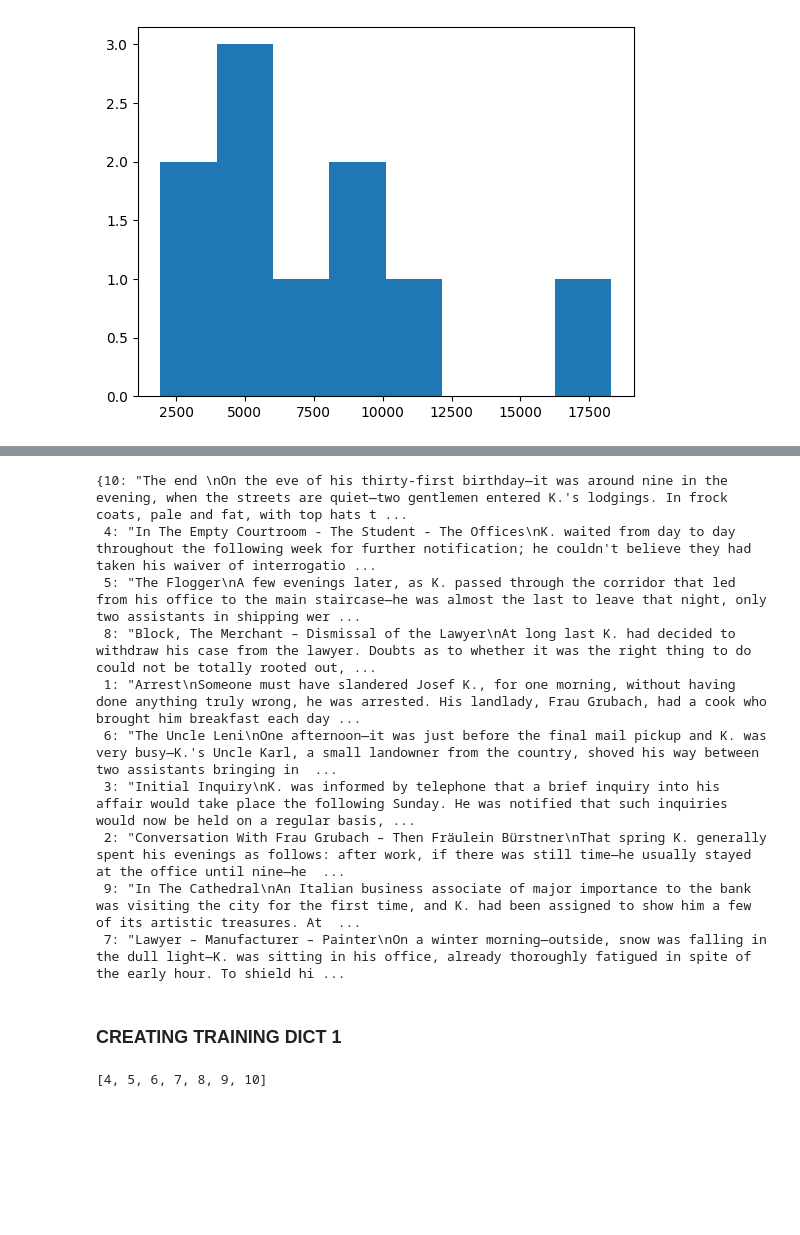
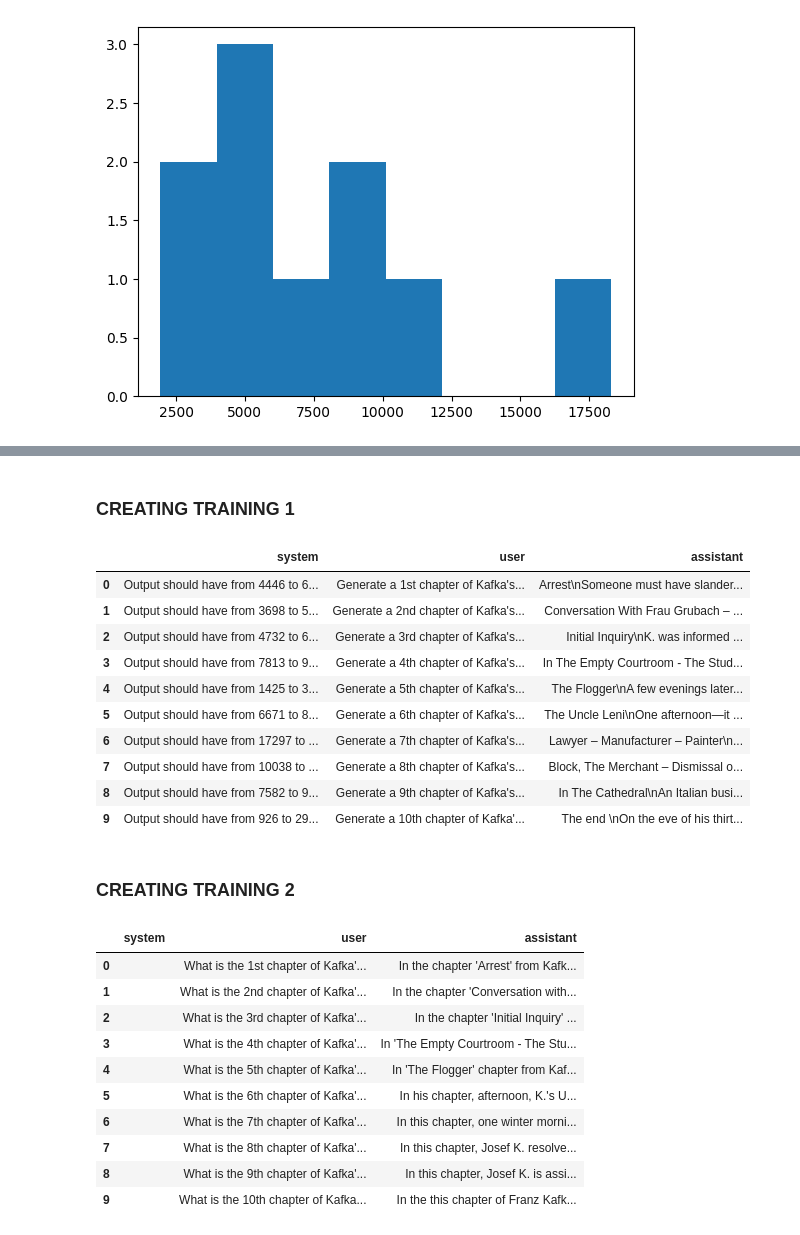
Before and after one commit to wrmorawski/kafkAI, a Jupyter notebook: create_training_set.ipynb, the cells around one changed output, grey strips where cells are left out. Drawn from its saved outputs; the diff is of its cells as text; code cells hidden in the pictures; blank space fills up the shorter version.

```diff
--- a/create_training_set.ipynb
+++ b/create_training_set.ipynb
@@ -108,33 +113,42 @@ chapter_numerals = ['1st', '2nd', '3rd'] + [str(x)+'th' for x in range(4, 11)]
-# %%
-
-
-def get_file_chapter_number(filename):
-    return int(filename.split('_')[2].split('.')[0])
-
-#transform chapters dict to have numbers as keys
-transformed_chapter_dict = {get_file_chapter_number(key): value for key, value in chapters.items()}
-transformed_chapter_dict
-# %% [output]
-{10: "The end \nOn the eve of his thirty-first birthday—it was around nine in the evening, when the streets are quiet—two gentlemen entered K.'s lodgings. In frock coats, pale and fat, with top hats t ...
- 4: "In The Empty Courtroom - The Student - The Offices\nK. waited from day to day throughout the following week for further notification; he couldn't believe they had taken his waiver of interrogatio ...
- 5: "The Flogger\nA few evenings later, as K. passed through the corridor that led from his office to the main staircase—he was almost the last to leave that night, only two assistants in shipping wer ...
- 8: "Block, The Merchant – Dismissal of the Lawyer\nAt long last K. had decided to withdraw his case from the lawyer. Doubts as to whether it was the right thing to do could not be totally rooted out, ...
- 1: "Arrest\nSomeone must have slandered Josef K., for one morning, without having done anything truly wrong, he was arrested. His landlady, Frau Grubach, had a cook who brought him breakfast each day ...
- 6: "The Uncle Leni\nOne afternoon—it was just before the final mail pickup and K. was very busy—K.'s Uncle Karl, a small landowner from the country, shoved his way between two assistants bringing in  ...
- 3: "Initial Inquiry\nK. was informed by telephone that a brief inquiry into his affair would take place the following Sunday. He was notified that such inquiries would now be held on a regular basis, ...
- 2: "Conversation With Frau Grubach – Then Fräulein Bürstner\nThat spring K. generally spent his evenings as follows: after work, if there was still time—he usually stayed at the office until nine—he  ...
- 9: "In The Cathedral\nAn Italian business associate of major importance to the bank was visiting the city for the first time, and K. had been assigned to show him a few of its artistic treasures. At  ...
- 7: "Lawyer – Manufacturer – Painter\nOn a winter morning—outside, snow was falling in the dull light—K. was sitting in his office, already thoroughly fatigued in spite of the early hour. To shield hi ...
+# %%
+import pandas as pd
+
+def get_file_chapter_number(filename):
+    return int(filename.split('_')[2].split('.')[0])
+
+empty_train_df = pd.DataFrame(columns=[SYSTEM, PROMPT, OUTPUT])
 # %% [markdown]
-### CREATING TRAINING DICT 1
+### CREATING TRAINING 1
 # %%
 chapter_numerals = ['1st', '2nd', '3rd'] + [str(x)+'th' for x in range(4, 11)]
 sorted_chapters = dict(sorted({
     get_file_chapter_number(key): value for key, value in chapters.items()
     }.items()))
-training_dict_1 = {}
+sorted_words_count = dict(sorted({
+    get_file_chapter_number(key): value for key, value in words_count.items()
+    }.items()))
 
-for numeral, chapter in zip(chapter_numerals, sorted_chapters.values()):
-    training_dict_1[numeral] = chapter
+train_1_df = empty_train_df.copy()
+
+for numeral, chapter, word_count in zip(chapter_numerals, sorted_chapters.values(), sorted_words_count.values()):
+    training_dict_1 = {}
+    training_dict_1[OUTPUT] = chapter
+    training_dict_1[PROMPT] = prompt_1.format(x=numeral)
+    training_dict_1[SYSTEM] = system_1.format(x=word_count-1000, y=word_count+1000)
+    train_1_df.loc[len(train_1_df)] = training_dict_1
-# %% [output]
-[4, 5, 6, 7, 8, 9, 10]
+# %%
+train_1_df
+# %% [output]
+|  | system | user | assistant |
+| 0 | Output should have from 4446 to 6... | Generate a 1st chapter of Kafka's... | Arrest\nSomeone must have slander... |
+| 1 | Output should have from 3698 to 5... | Generate a 2nd chapter of Kafka's... | Conversation With Frau Grubach – ... |
+| 2 | Output should have from 4732 to 6... | Generate a 3rd chapter of Kafka's... | Initial Inquiry\nK. was informed ... |
+| 3 | Output should have from 7813 to 9... | Generate a 4th chapter of Kafka's... | In The Empty Courtroom - The Stud... |
+| 4 | Output should have from 1425 to 3... | Generate a 5th chapter of Kafka's... | The Flogger\nA few evenings later... |
+| 5 | Output should have from 6671 to 8... | Generate a 6th chapter of Kafka's... | The Uncle Leni\nOne afternoon—it ... |
+| 6 | Output should have from 17297 to ... | Generate a 7th chapter of Kafka's... | Lawyer – Manufacturer – Painter\n... |
+| 7 | Output should have from 10038 to ... | Generate a 8th chapter of Kafka's... | Block, The Merchant – Dismissal o... |
+| 8 | Output should have from 7582 to 9... | Generate a 9th chapter of Kafka's... | In The Cathedral\nAn Italian busi... |
+| 9 | Output should have from 926 to 29... | Generate a 10th chapter of Kafka'... | The end \nOn the eve of his thirt... |
+# %% [markdown]
+### CREATING TRAINING 2
@@ -140,0 +169,14 @@ for numeral, chapter in zip(chapter_numerals, sorted_chapters.values()):
+# %%
+train_2_df
+# %% [output]
+|  | system | user | assistant |
+| 0 |  | What is the 1st chapter of Kafka'... | In the chapter 'Arrest' from Kafk... |
+| 1 |  | What is the 2nd chapter of Kafka'... | In the chapter 'Conversation with... |
+| 2 |  | What is the 3rd chapter of Kafka'... | In the chapter 'Initial Inquiry' ... |
+| 3 |  | What is the 4th chapter of Kafka'... | In 'The Empty Courtroom - The Stu... |
+| 4 |  | What is the 5th chapter of Kafka'... | In 'The Flogger' chapter from Kaf... |
+| 5 |  | What is the 6th chapter of Kafka'... | In his chapter, afternoon, K.'s U... |
+| 6 |  | What is the 7th chapter of Kafka'... | In this chapter, one winter morni... |
+| 7 |  | What is the 8th chapter of Kafka'... | In this chapter, Josef K. resolve... |
+| 8 |  | What is the 9th chapter of Kafka'... | In this chapter, Josef K. is assi... |
+| 9 |  | What is the 10th chapter of Kafka... | In the this chapter of Franz Kafk... |
```
Also changed, not shown: parts of 19 cells of this notebook.
